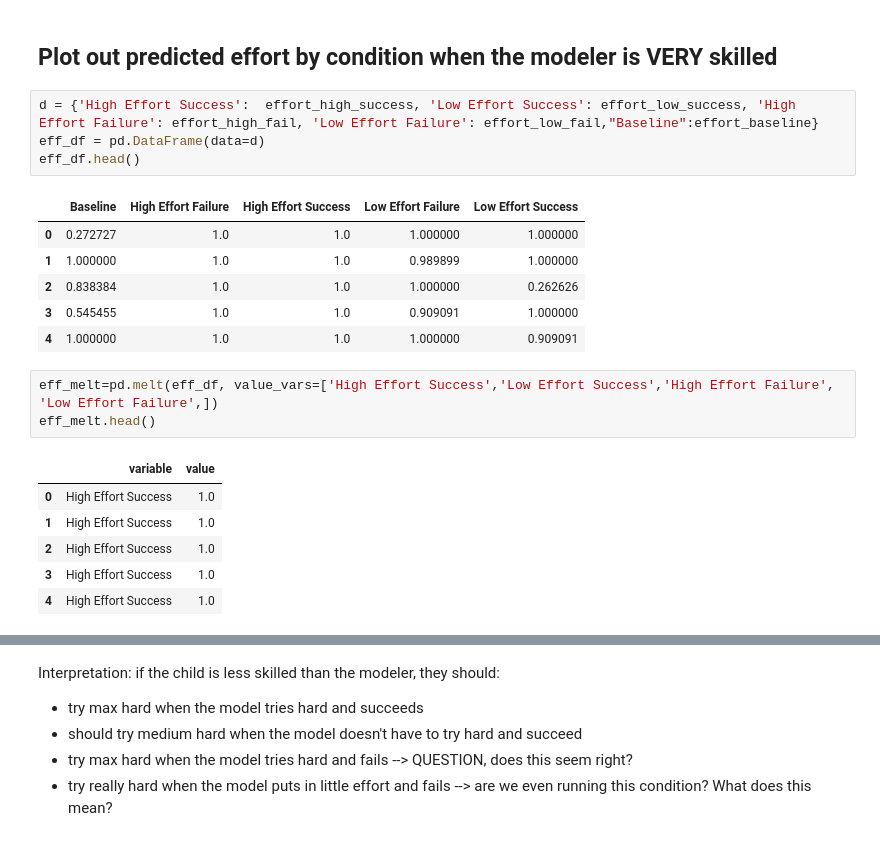
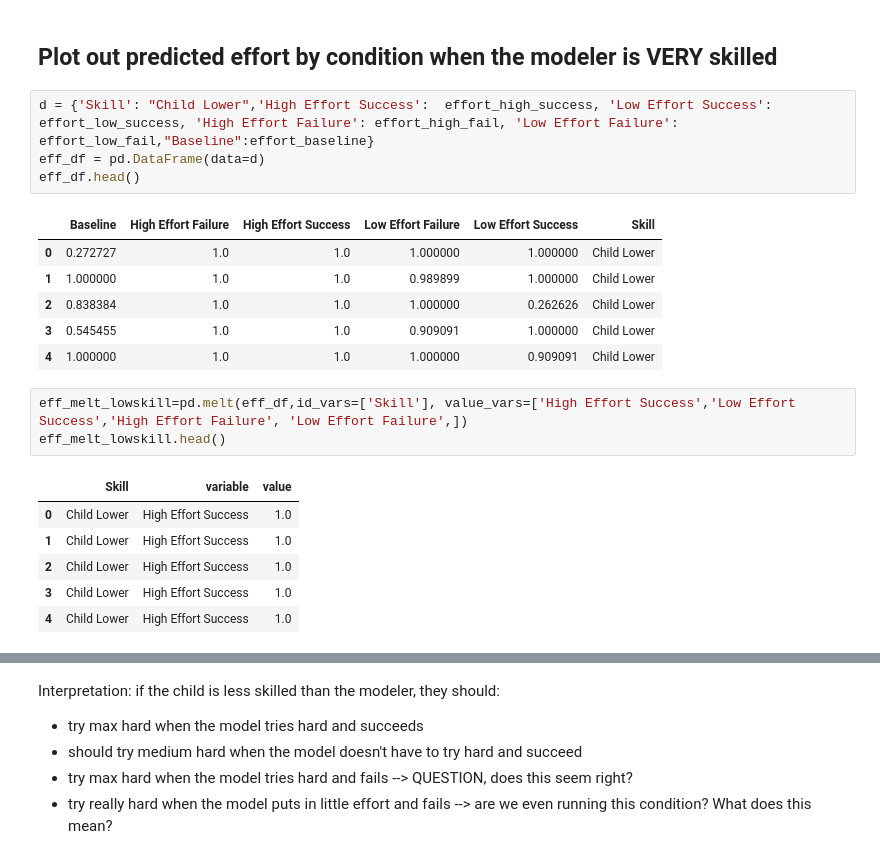
Before and after one commit to jlnrd/Effort, a Jupyter notebook: Effort_optimization_2019.ipynb, the cells around one changed output, grey strips where cells are left out. Saved outputs shown, nothing was run; the diff lists cells and outputs as text.

```diff
--- a/Effort_optimization_2019.ipynb
+++ b/Effort_optimization_2019.ipynb
@@ -409,24 +409,24 @@ array([1.        , 0.60112828, 1.        , 0.89258788, 0.67122828])
 # %% [markdown]
 ## Plot out predicted effort by condition when the modeler is VERY skilled
 # %%
-d = {'High Effort Success':  effort_high_success, 'Low Effort Success': effort_low_success, 'High Effort Failure': effort_high_fail, 'Low Effort Failure': effort_low_fail,"Baseline":effort_baseline}
+d = {'Skill': "Child Lower",'High Effort Success':  effort_high_success, 'Low Effort Success': effort_low_success, 'High Effort Failure': effort_high_fail, 'Low Effort Failure': effort_low_fail,"Baseline":effort_baseline}
 eff_df = pd.DataFrame(data=d)
 eff_df.head()
 # %% [output]
-|  | Baseline | High Effort Failure | High Effort Success | Low Effort Failure | Low Effort Success |
-| 0 | 0.272727 | 1.0 | 1.0 | 1.000000 | 1.000000 |
-| 1 | 1.000000 | 1.0 | 1.0 | 0.989899 | 1.000000 |
-| 2 | 0.838384 | 1.0 | 1.0 | 1.000000 | 0.262626 |
-| 3 | 0.545455 | 1.0 | 1.0 | 0.909091 | 1.000000 |
-| 4 | 1.000000 | 1.0 | 1.0 | 1.000000 | 0.909091 |
+|  | Baseline | High Effort Failure | High Effort Success | Low Effort Failure | Low Effort Success | Skill |
+| 0 | 0.272727 | 1.0 | 1.0 | 1.000000 | 1.000000 | Child Lower |
+| 1 | 1.000000 | 1.0 | 1.0 | 0.989899 | 1.000000 | Child Lower |
+| 2 | 0.838384 | 1.0 | 1.0 | 1.000000 | 0.262626 | Child Lower |
+| 3 | 0.545455 | 1.0 | 1.0 | 0.909091 | 1.000000 | Child Lower |
+| 4 | 1.000000 | 1.0 | 1.0 | 1.000000 | 0.909091 | Child Lower |
 # %%
-eff_melt=pd.melt(eff_df, value_vars=['High Effort Success','Low Effort Success','High Effort Failure', 'Low Effort Failure',])
-eff_melt.head()
+eff_melt_lowskill=pd.melt(eff_df,id_vars=['Skill'], value_vars=['High Effort Success','Low Effort Success','High Effort Failure', 'Low Effort Failure',])
+eff_melt_lowskill.head()
 # %% [output]
-|  | variable | value |
-| 0 | High Effort Success | 1.0 |
-| 1 | High Effort Success | 1.0 |
-| 2 | High Effort Success | 1.0 |
-| 3 | High Effort Success | 1.0 |
-| 4 | High Effort Success | 1.0 |
+|  | Skill | variable | value |
+| 0 | Child Lower | High Effort Success | 1.0 |
+| 1 | Child Lower | High Effort Success | 1.0 |
+| 2 | Child Lower | High Effort Success | 1.0 |
+| 3 | Child Lower | High Effort Success | 1.0 |
+| 4 | Child Lower | High Effort Success | 1.0 |
 # %%
```
Also changed, not shown: parts of 10 cells of this notebook.
